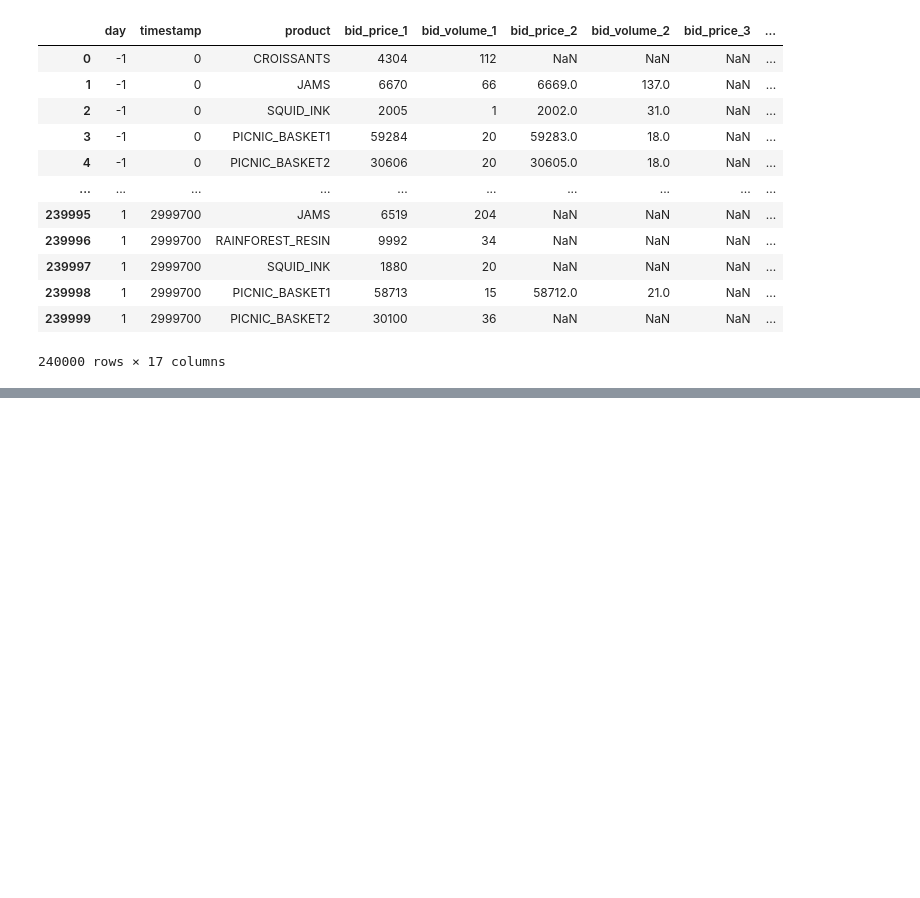
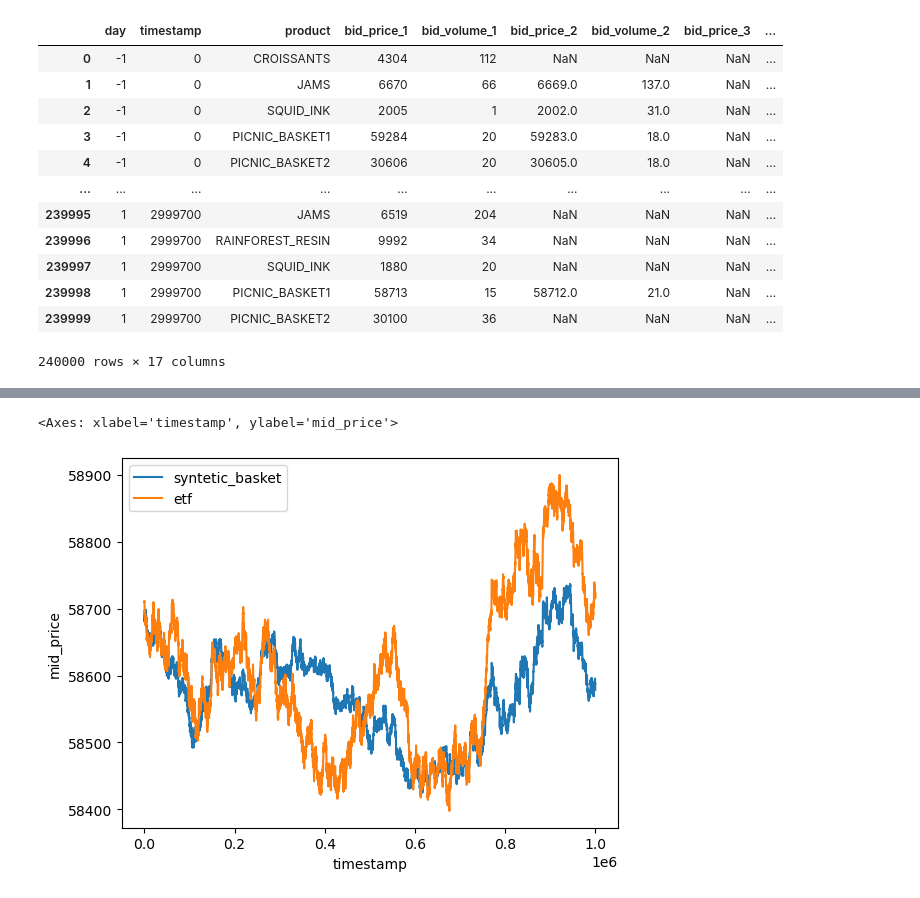
Before and after one commit to tommasomarrucci/IMC----Prosperity, a Jupyter notebook: Round_2/data_analysis.ipynb, the cells around one changed output, grey strips where cells are left out. Drawn from its saved outputs; the diff is of its cells as text; code cells hidden in the pictures; blank space fills up the shorter version.

```diff
--- a/Round_2/data_analysis.ipynb
+++ b/Round_2/data_analysis.ipynb
@@ -36,7 +83,7 @@ squid_ink = data[data['product'] == 'SQUID_INK']
 rainforest_resin = data[data['product'] == 'RAINFOREST_RESIN']
 croissants = data[data['product'] == 'CROISSANTS']
 jams = data[data['product'] == 'JAMS']
-djembe = data[data['product'] == 'djembe']
+djembes = data[data['product'] == 'DJEMBES']
 etf_1 = data[data['product'] == 'PICNIC_BASKET1']
 etf_2 = data[data['product'] == 'PICNIC_BASKET2']
 # %%
@@ -55,3 +102,5 @@ syntetic_basket_2 = pd.DataFrame(
 syntetic_basket_2['day'] = etf_2['day']
 syntetic_basket_2['timestamp'] = etf_2['timestamp']
 syntetic_basket_2['product'] = 'SYNTETIC_BASKET_2'
+# %%
+syntetic_basket_1['mid_price'] = np.sum([6*croissants['mid_price'], 3*jams['mid_price'], djembes['mid_price']], axis=0)
@@ -57,0 +109,9 @@ syntetic_basket_2['product'] = 'SYNTETIC_BASKET_2'
+# %%
+from cProfile import label
+
+
+sns.lineplot(data=syntetic_basket_1, x='timestamp', y='mid_price', label='syntetic_basket')
+sns.lineplot(data=etf_1, x='timestamp', y='mid_price', label='etf')
+# %% [output]
+<Axes: xlabel='timestamp', ylabel='mid_price'>
+[figure, added]
```
Also changed, not shown: parts of 4 cells of this notebook, 12 other files.
